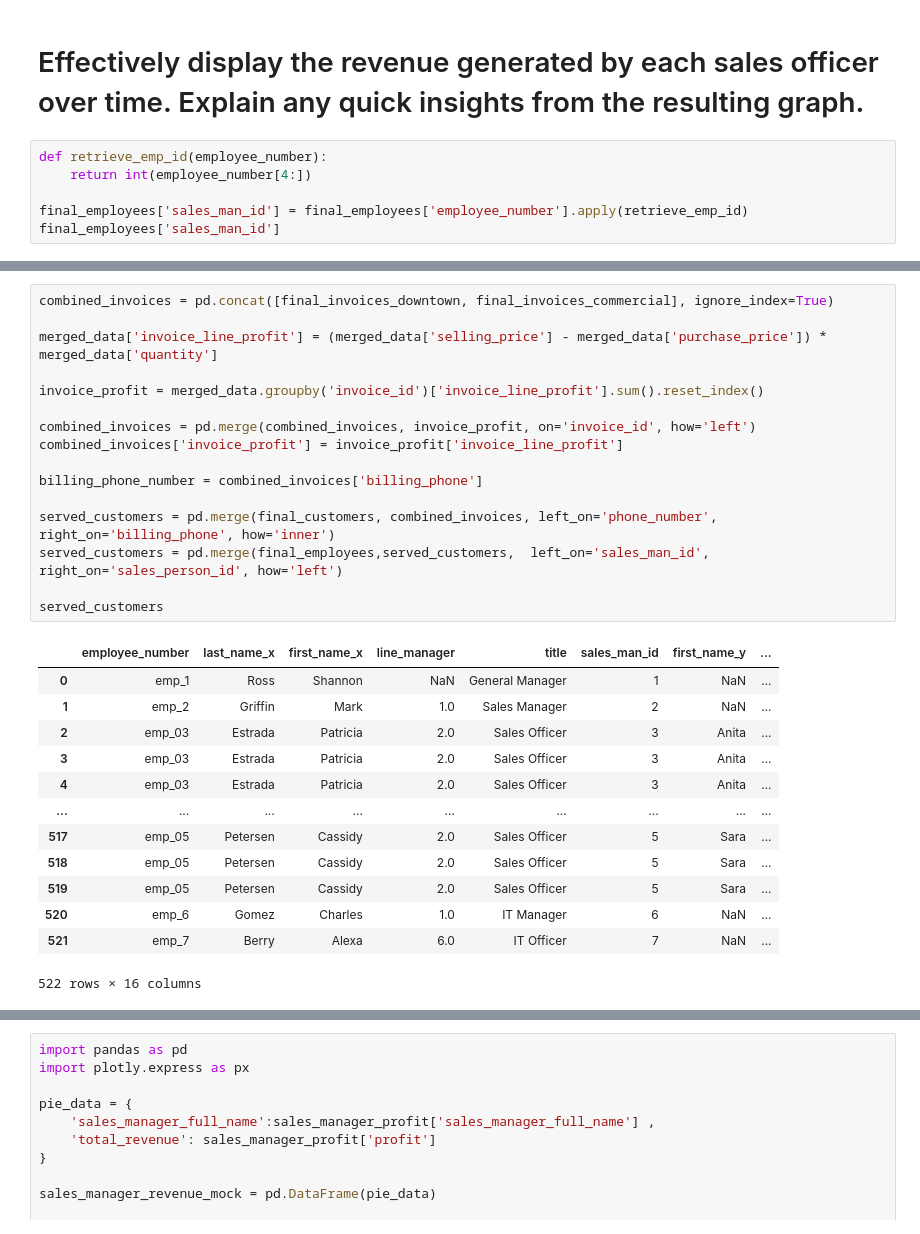
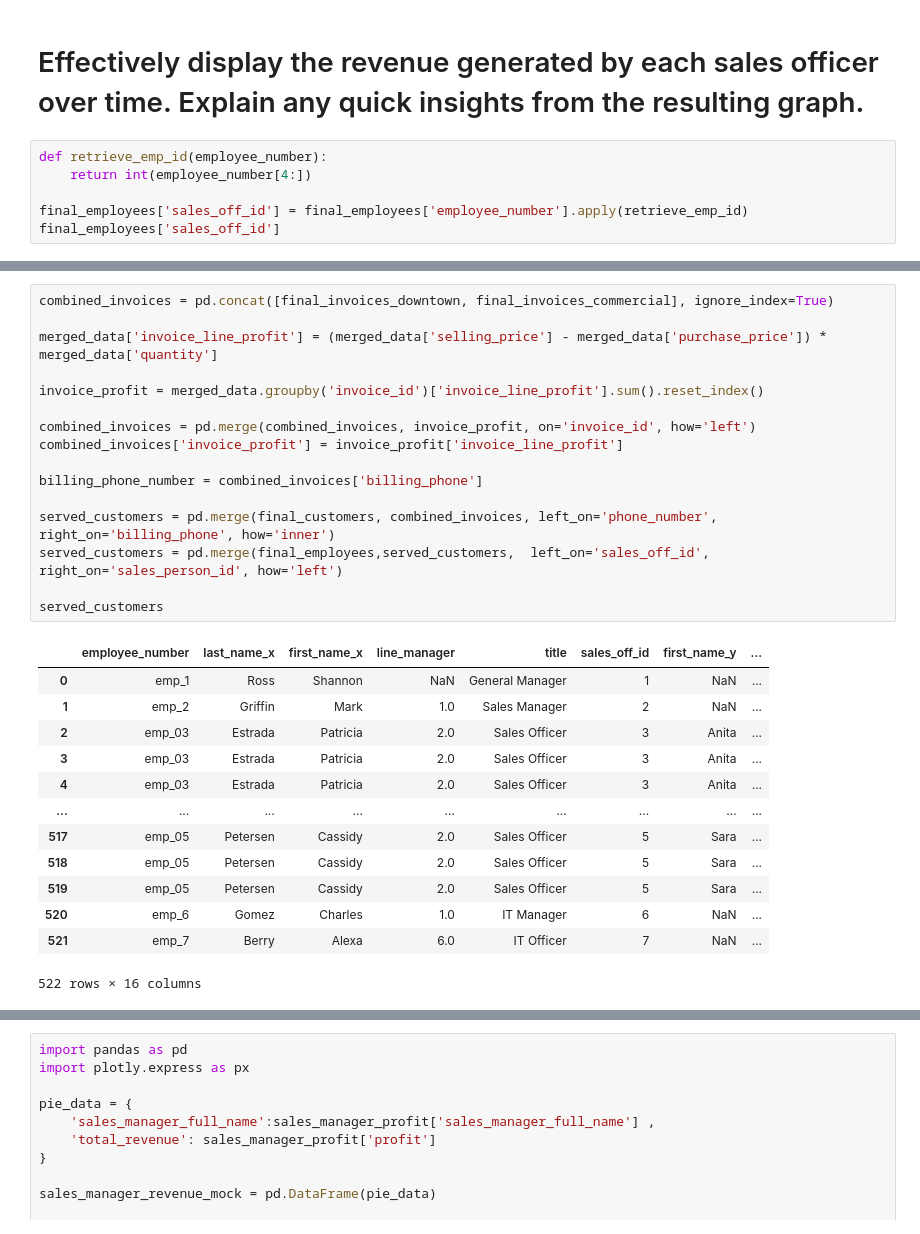
Before and after one commit to MugemaneBertin2001/ASSIGNEMENT-3, a Jupyter notebook: TAKE HOME ASSIGNMENT 3 - 4 MAY 2024.ipynb, the cells around one changed output, grey strips where cells are left out. Drawn from its saved outputs; the diff is of its cells as text.

```diff
--- a/TAKE HOME ASSIGNMENT 3 - 4 MAY 2024.ipynb
+++ b/TAKE HOME ASSIGNMENT 3 - 4 MAY 2024.ipynb
@@ -41,8 +54,8 @@ fig.show()
 def retrieve_emp_id(employee_number):
     return int(employee_number[4:])
 
-final_employees['sales_man_id'] = final_employees['employee_number'].apply(retrieve_emp_id)
-final_employees['sales_man_id']
+final_employees['sales_off_id'] = final_employees['employee_number'].apply(retrieve_emp_id)
+final_employees['sales_off_id']
 # %% [output]
 0    1
 1    2
@@ -91,21 +104,21 @@ merged_data
 # %%
 combined_invoices = pd.concat([final_invoices_downtown, final_invoices_commercial], ignore_index=True)
 
 merged_data['invoice_line_profit'] = (merged_data['selling_price'] - merged_data['purchase_price']) * merged_data['quantity']
 
 invoice_profit = merged_data.groupby('invoice_id')['invoice_line_profit'].sum().reset_index()
 
 combined_invoices = pd.merge(combined_invoices, invoice_profit, on='invoice_id', how='left')
 combined_invoices['invoice_profit'] = invoice_profit['invoice_line_profit']
 
 billing_phone_number = combined_invoices['billing_phone']
 
 served_customers = pd.merge(final_customers, combined_invoices, left_on='phone_number', right_on='billing_phone', how='inner')
-served_customers = pd.merge(final_employees,served_customers,  left_on='sales_man_id', right_on='sales_person_id', how='left')
+served_customers = pd.merge(final_employees,served_customers,  left_on='sales_off_id', right_on='sales_person_id', how='left')
 
 served_customers
 # %% [output]
-|  | employee_number | last_name_x | first_name_x | line_manager | title | sales_man_id | first_name_y | ... |
+|  | employee_number | last_name_x | first_name_x | line_manager | title | sales_off_id | first_name_y | ... |
 | 0 | emp_1 | Ross | Shannon | NaN | General Manager | 1 | NaN | ... |
 | 1 | emp_2 | Griffin | Mark | 1.0 | Sales Manager | 2 | NaN | ... |
 | 2 | emp_03 | Estrada | Patricia | 2.0 | Sales Officer | 3 | Anita | ... |
```
Also changed, not shown: parts of 8 cells of this notebook, 1 other file.
